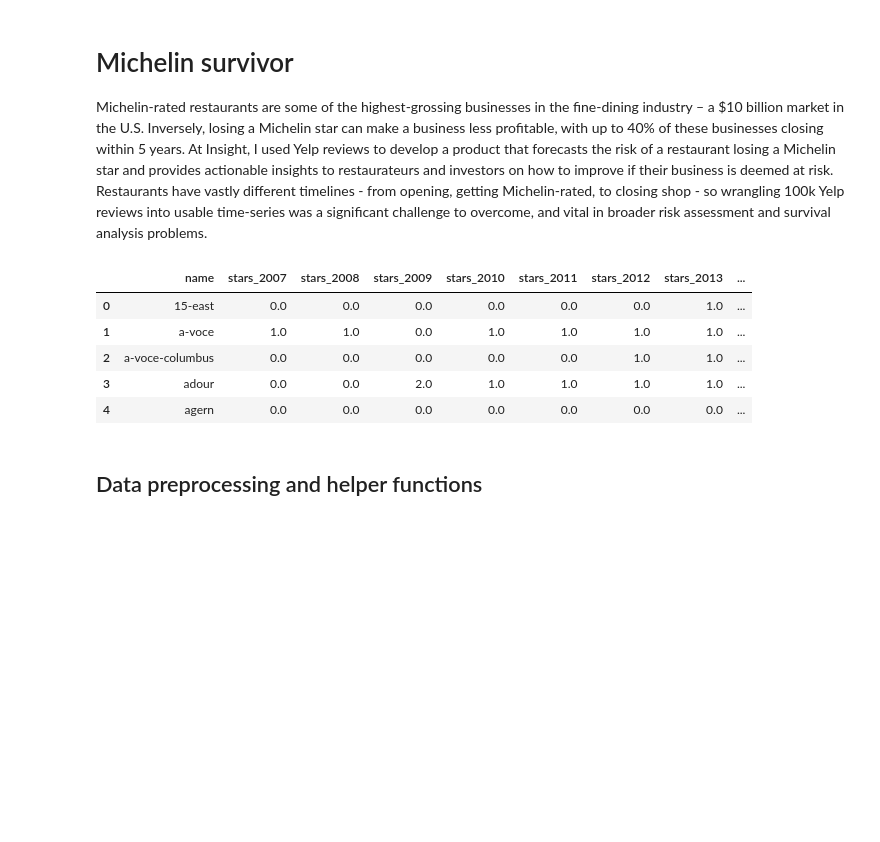
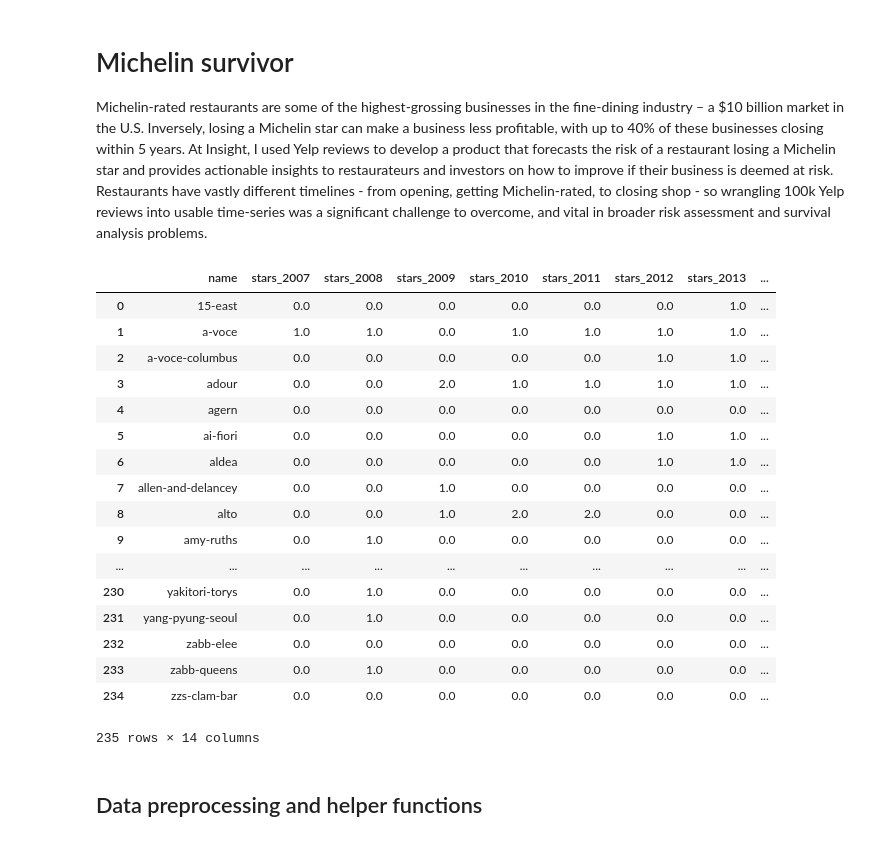
Before and after one commit to ysheynin/Michelin_Survivor_NYC, a Jupyter notebook: Michelin Survival Analysis.ipynb, the cells around one changed output. Cells and saved outputs as stored; diff of their text form; code cells hidden in the pictures; blank space fills up the shorter version.

```diff
--- a/Michelin Survival Analysis.ipynb
+++ b/Michelin Survival Analysis.ipynb
@@ -4,20 +4,32 @@ Michelin-rated restaurants are some of the highest-grossing businesses in the fi
 # %%
 import warnings
 warnings.filterwarnings('ignore')
 import pandas as pd
 
 
 michelin_data    = pd.read_csv('michelin_nyc_stars.csv')
 michelin_data    = michelin_data.iloc[:,1:]
 michelin_data    = michelin_data.drop_duplicates(keep = False)
-michelin_data.head()
+michelin_data
 # %% [output]
 |  | name | stars_2007 | stars_2008 | stars_2009 | stars_2010 | stars_2011 | stars_2012 | stars_2013 | ... |
 | 0 | 15-east | 0.0 | 0.0 | 0.0 | 0.0 | 0.0 | 0.0 | 1.0 | ... |
 | 1 | a-voce | 1.0 | 1.0 | 0.0 | 1.0 | 1.0 | 1.0 | 1.0 | ... |
 | 2 | a-voce-columbus | 0.0 | 0.0 | 0.0 | 0.0 | 0.0 | 1.0 | 1.0 | ... |
 | 3 | adour | 0.0 | 0.0 | 2.0 | 1.0 | 1.0 | 1.0 | 1.0 | ... |
 | 4 | agern | 0.0 | 0.0 | 0.0 | 0.0 | 0.0 | 0.0 | 0.0 | ... |
+| 5 | ai-fiori | 0.0 | 0.0 | 0.0 | 0.0 | 0.0 | 1.0 | 1.0 | ... |
+| 6 | aldea | 0.0 | 0.0 | 0.0 | 0.0 | 0.0 | 1.0 | 1.0 | ... |
+| 7 | allen-and-delancey | 0.0 | 0.0 | 1.0 | 0.0 | 0.0 | 0.0 | 0.0 | ... |
+| 8 | alto | 0.0 | 0.0 | 1.0 | 2.0 | 2.0 | 0.0 | 0.0 | ... |
+| 9 | amy-ruths | 0.0 | 1.0 | 0.0 | 0.0 | 0.0 | 0.0 | 0.0 | ... |
+| ... | ... | ... | ... | ... | ... | ... | ... | ... | ... |
+| 230 | yakitori-torys | 0.0 | 1.0 | 0.0 | 0.0 | 0.0 | 0.0 | 0.0 | ... |
+| 231 | yang-pyung-seoul | 0.0 | 1.0 | 0.0 | 0.0 | 0.0 | 0.0 | 0.0 | ... |
+| 232 | zabb-elee | 0.0 | 0.0 | 0.0 | 0.0 | 0.0 | 0.0 | 0.0 | ... |
+| 233 | zabb-queens | 0.0 | 1.0 | 0.0 | 0.0 | 0.0 | 0.0 | 0.0 | ... |
+| 234 | zzs-clam-bar | 0.0 | 0.0 | 0.0 | 0.0 | 0.0 | 0.0 | 0.0 | ... |
+235 rows × 14 columns
 # %% [markdown]
 ## Data preprocessing and helper functions
 # %%
```
